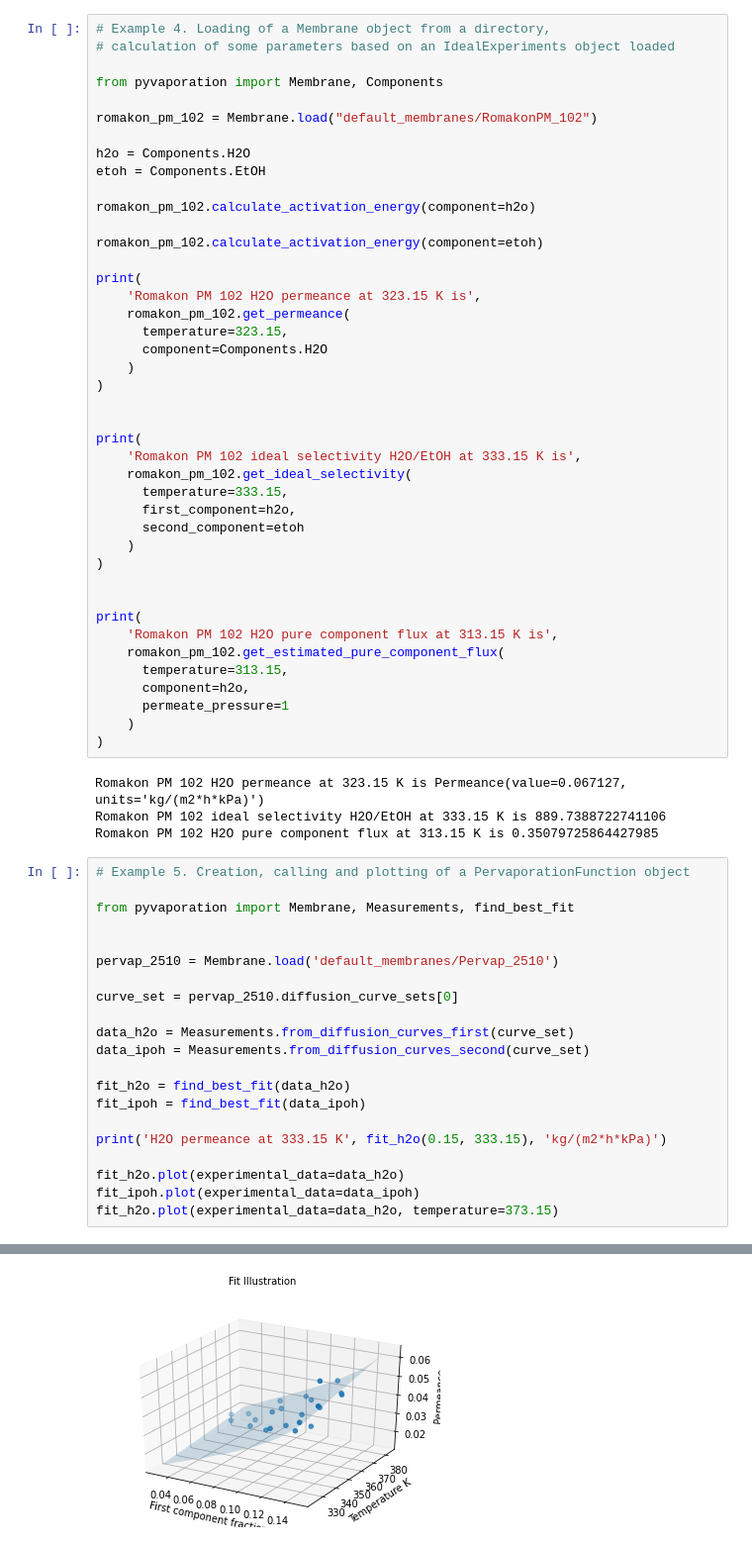
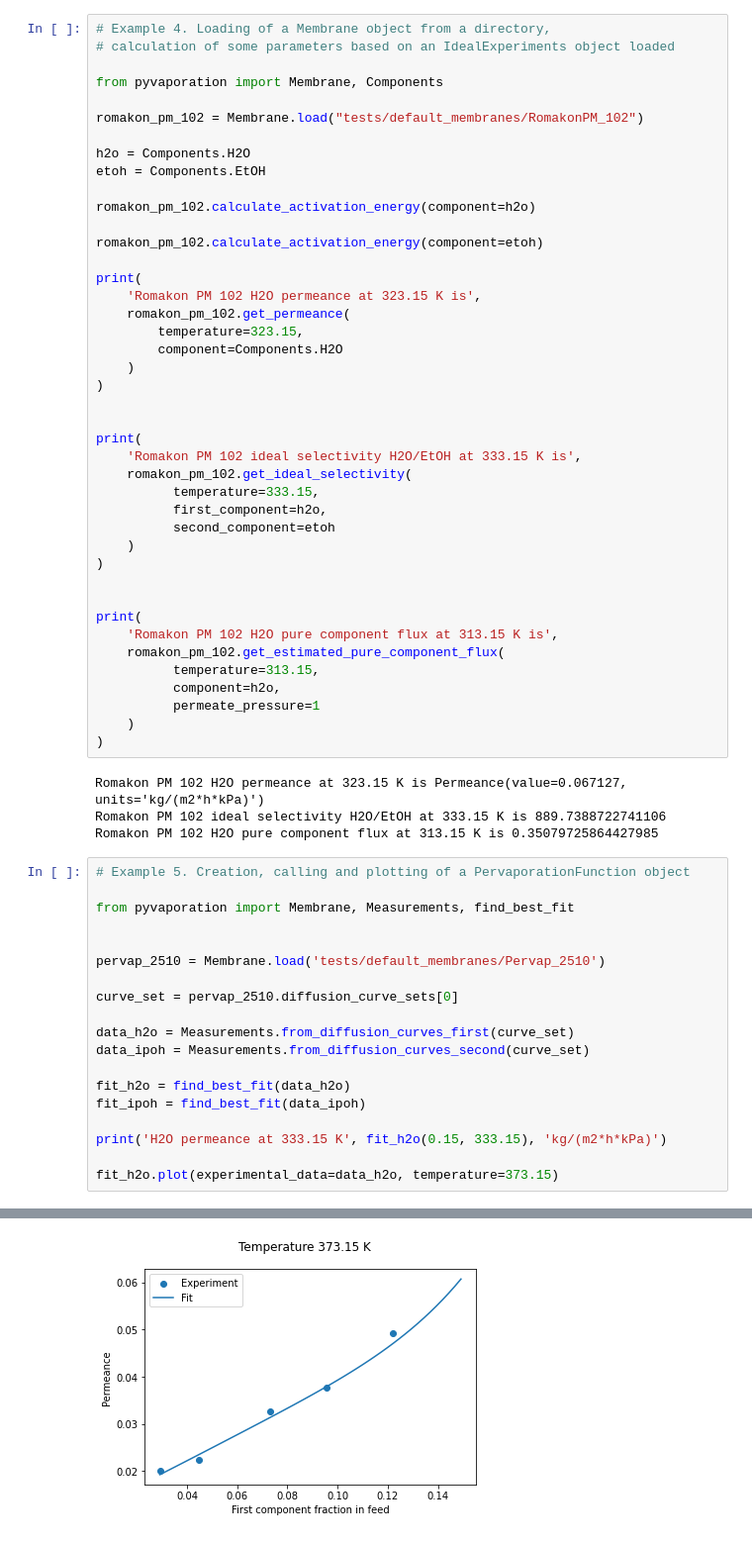
Before and after one commit to Membrizard/PyVaporation, a Jupyter notebook: code-examples.ipynb, the cells around one changed output, grey strips where cells are left out. Shown: that part at 99% size. Drawn from its saved outputs; the diff is of its cells as text.

```diff
--- a/code-examples.ipynb
+++ b/code-examples.ipynb
@@ -190,7 +185,7 @@ Permeance(value=0.07754020415999999, units='kg/(m2*h*kPa)')
 
 from pyvaporation import Membrane, Components
 
-romakon_pm_102 = Membrane.load("default_membranes/RomakonPM_102")
+romakon_pm_102 = Membrane.load("tests/default_membranes/RomakonPM_102")
 
 h2o = Components.H2O
 etoh = Components.EtOH
@@ -202,8 +197,8 @@ romakon_pm_102.calculate_activation_energy(component=etoh)
 print(
     'Romakon PM 102 H2O permeance at 323.15 K is',
     romakon_pm_102.get_permeance(
-      temperature=323.15,
-      component=Components.H2O
+        temperature=323.15,
+        component=Components.H2O
     )
 )
 
@@ -211,9 +206,9 @@ print(
 print(
     'Romakon PM 102 ideal selectivity H2O/EtOH at 333.15 K is',
     romakon_pm_102.get_ideal_selectivity(
-      temperature=333.15,
-      first_component=h2o,
-      second_component=etoh
+          temperature=333.15,
+          first_component=h2o,
+          second_component=etoh
     )
 )
 
@@ -221,9 +216,9 @@ print(
 print(
     'Romakon PM 102 H2O pure component flux at 313.15 K is',
     romakon_pm_102.get_estimated_pure_component_flux(
-      temperature=313.15,
-      component=h2o,
-      permeate_pressure=1
+          temperature=313.15,
+          component=h2o,
+          permeate_pressure=1
     )
 )
 # %% [output]
@@ -236,7 +231,7 @@ Romakon PM 102 H2O pure component flux at 313.15 K is 0.35079725864427985
 from pyvaporation import Membrane, Measurements, find_best_fit
 
 
-pervap_2510 = Membrane.load('default_membranes/Pervap_2510')
+pervap_2510 = Membrane.load('tests/default_membranes/Pervap_2510')
 
 curve_set = pervap_2510.diffusion_curve_sets[0]
 
@@ -248,7 +243,5 @@ fit_ipoh = find_best_fit(data_ipoh)
 
 print('H2O permeance at 333.15 K', fit_h2o(0.15, 333.15), 'kg/(m2*h*kPa)')
 
-fit_h2o.plot(experimental_data=data_h2o)
-fit_ipoh.plot(experimental_data=data_ipoh)
 fit_h2o.plot(experimental_data=data_h2o, temperature=373.15)
 # %% [output]
@@ -256 +249 @@ H2O permeance at 333.15 K 0.05343349150406521 kg/(m2*h*kPa)
-[figure, old version]
+[figure, new version]
```
Also changed, not shown: parts of 15 cells of this notebook, 1 other file.
